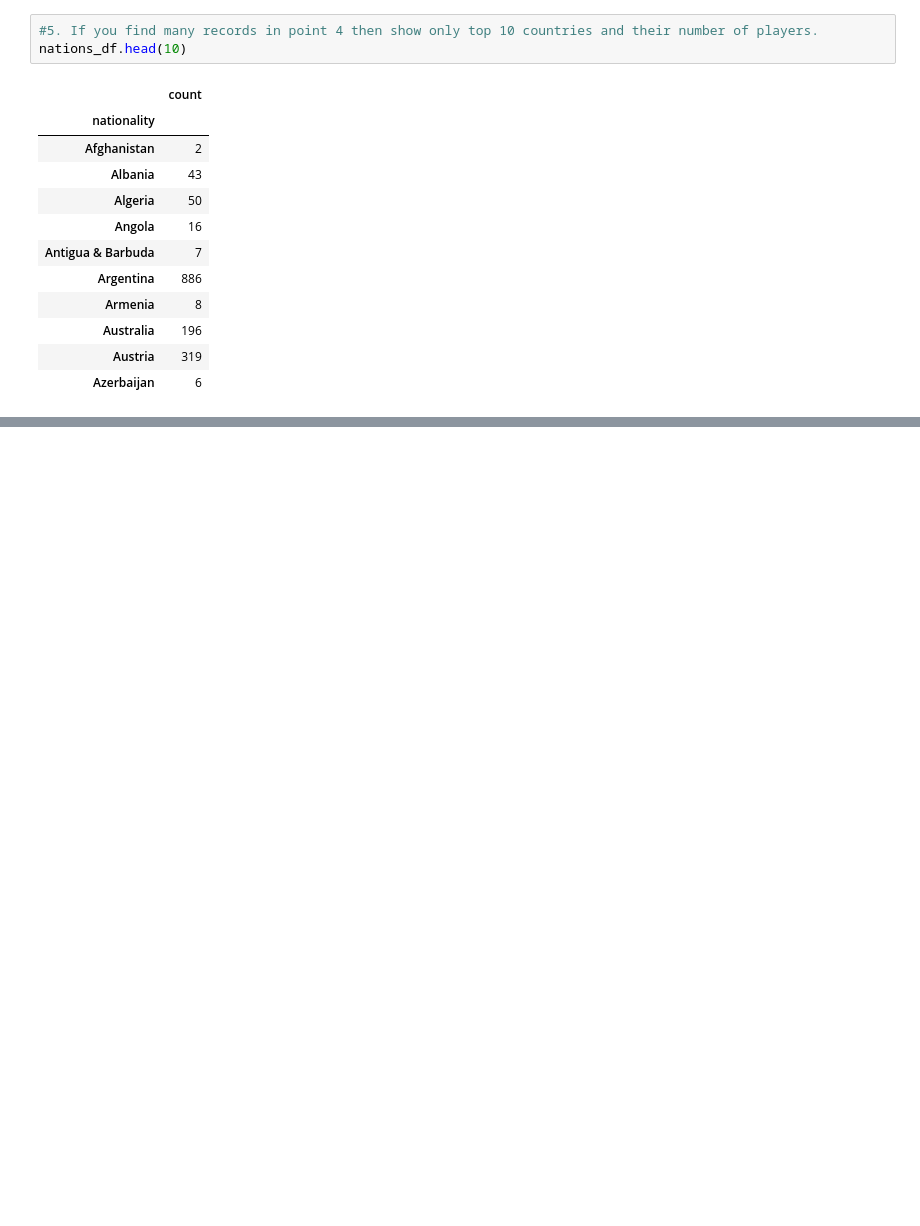
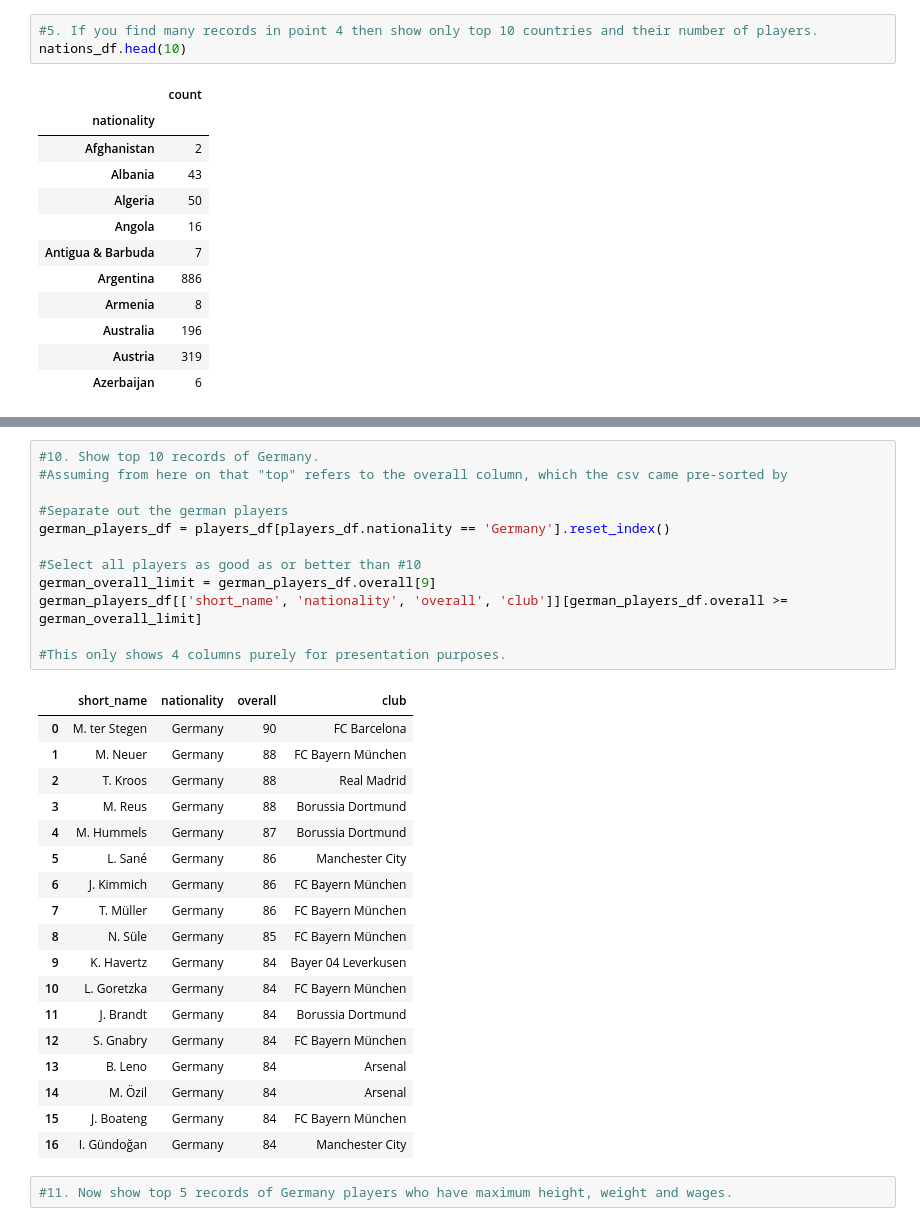
Before and after one commit to AddisonS44/Data-Project-1, a Jupyter notebook: Data Project 1.ipynb, the cells around one changed output, grey strips where cells are left out. Cells and saved outputs as stored; diff of their text form; blank space fills up the shorter version.

Commit message:
Ran through the remainder of the points, save for 11 on which I am not entirely certain what I am being asked to do.

```diff
--- a/Data Project 1.ipynb
+++ b/Data Project 1.ipynb
@@ -142,3 +142,36 @@ ax.set_xticklabels(ax.get_xticklabels(),rotation = 20)            #Pulled from a
 plt.show()
 # %% [output]
 [figure]
+# %%
+#10. Show top 10 records of Germany.
+#Assuming from here on that "top" refers to the overall column, which the csv came pre-sorted by
+
+#Separate out the german players
+german_players_df = players_df[players_df.nationality == 'Germany'].reset_index()
+
+#Select all players as good as or better than #10
+german_overall_limit = german_players_df.overall[9]
+german_players_df[['short_name', 'nationality', 'overall', 'club']][german_players_df.overall >= german_overall_limit]
+
+#This only shows 4 columns purely for presentation purposes.
+# %% [output]
+|  | short_name | nationality | overall | club |
+| 0 | M. ter Stegen | Germany | 90 | FC Barcelona |
+| 1 | M. Neuer | Germany | 88 | FC Bayern München |
+| 2 | T. Kroos | Germany | 88 | Real Madrid |
+| 3 | M. Reus | Germany | 88 | Borussia Dortmund |
+| 4 | M. Hummels | Germany | 87 | Borussia Dortmund |
+| 5 | L. Sané | Germany | 86 | Manchester City |
+| 6 | J. Kimmich | Germany | 86 | FC Bayern München |
+| 7 | T. Müller | Germany | 86 | FC Bayern München |
+| 8 | N. Süle | Germany | 85 | FC Bayern München |
+| 9 | K. Havertz | Germany | 84 | Bayer 04 Leverkusen |
+| 10 | L. Goretzka | Germany | 84 | FC Bayern München |
+| 11 | J. Brandt | Germany | 84 | Borussia Dortmund |
+| 12 | S. Gnabry | Germany | 84 | FC Bayern München |
+| 13 | B. Leno | Germany | 84 | Arsenal |
+| 14 | M. Özil | Germany | 84 | Arsenal |
+| 15 | J. Boateng | Germany | 84 | FC Bayern München |
+| 16 | I. Gündoğan | Germany | 84 | Manchester City |
+# %%
+#11. Now show top 5 records of Germany players who have maximum height, weight and wages.
```
Also changed, not shown: parts of 12 cells of this notebook.
